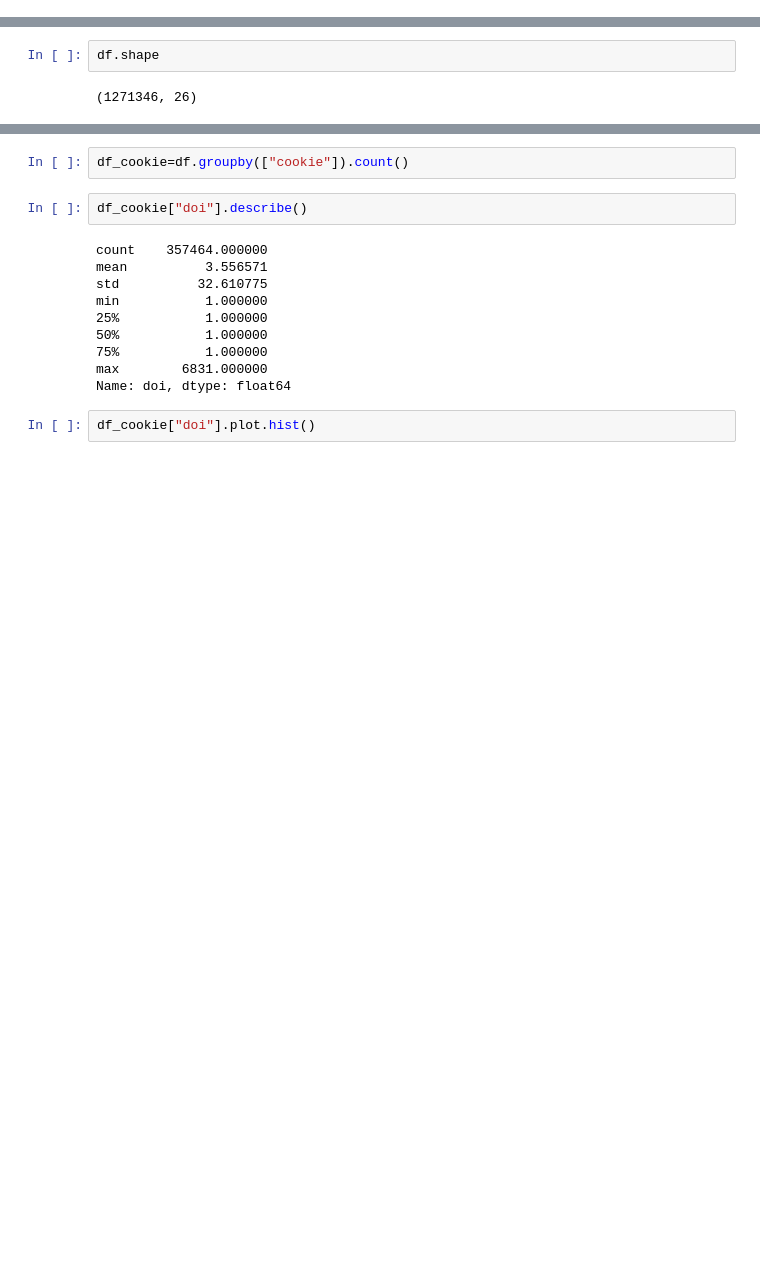
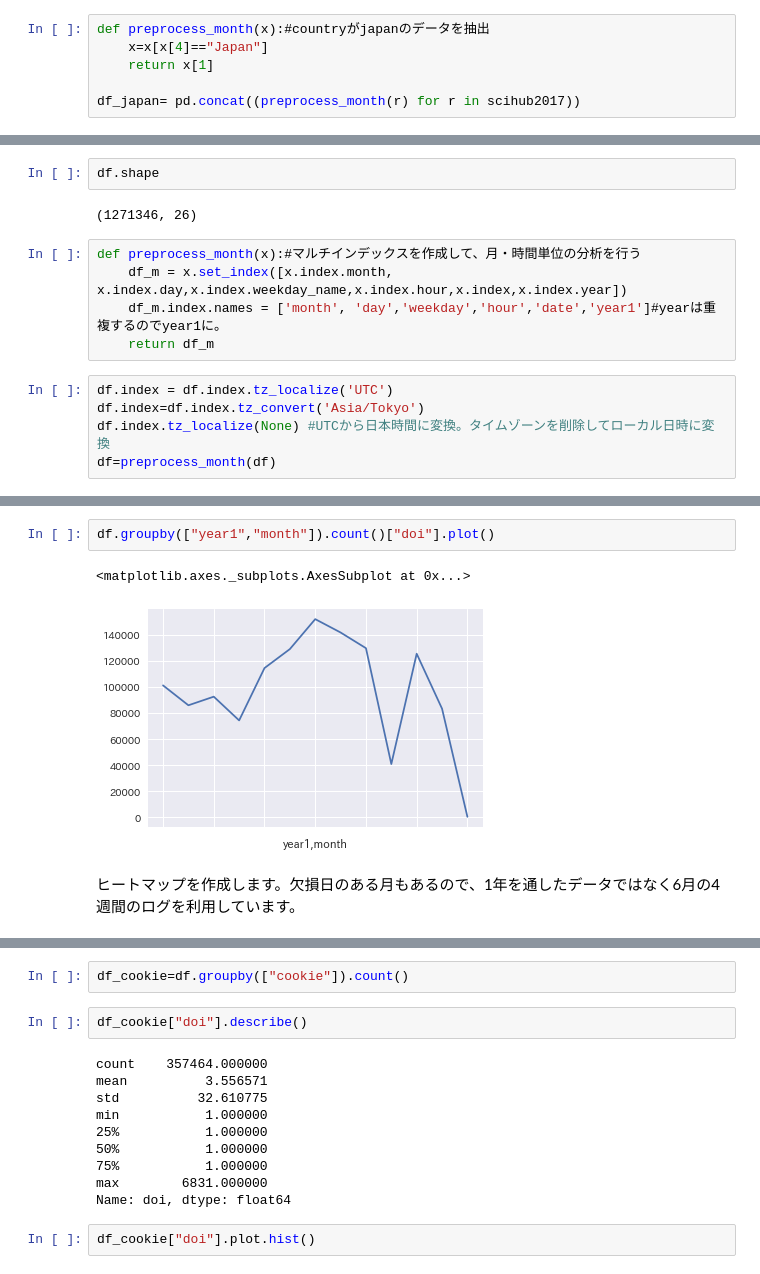
Before and after one commit to otani0083/scihub_analytics, a Jupyter notebook: Scihub_analytics.ipynb, the cells around one changed output, grey strips where cells are left out. Saved outputs shown, nothing was run; the diff lists cells and outputs as text; blank space fills up the shorter version.

```diff
--- a/Scihub_analytics.ipynb
+++ b/Scihub_analytics.ipynb
@@ -22,0 +54,6 @@ df=pd.read_sql_query("select * from 'scihubjapanoadoi'", conn)
+# %%
+def preprocess_month(x):#countryがjapanのデータを抽出
+    x=x[x[4]=="Japan"]
+    return x[1]
+
+df_japan= pd.concat((preprocess_month(r) for r in scihub2017))
@@ -45,3 +213,13 @@ df
 df.shape
 # %% [output]
 (1271346, 26)
+# %%
+def preprocess_month(x):#マルチインデックスを作成して、月・時間単位の分析を行う
+    df_m = x.set_index([x.index.month, x.index.day,x.index.weekday_name,x.index.hour,x.index,x.index.year])
+    df_m.index.names = ['month', 'day','weekday','hour','date','year1']#yearは重複するのでyear1に。
+    return df_m
+# %%
+df.index = df.index.tz_localize('UTC')
+df.index=df.index.tz_convert('Asia/Tokyo')
+df.index.tz_localize(None) #UTCから日本時間に変換。タイムゾーンを削除してローカル日時に変換
+df=preprocess_month(df)
@@ -47,0 +245,7 @@ df.shape
+# %%
+df.groupby(["year1","month"]).count()["doi"].plot()
+# %% [output]
+<matplotlib.axes._subplots.AxesSubplot at 0x...>
+[figure, added]
+# %% [markdown]
+ヒートマップを作成します。欠損日のある月もあるので、1年を通したデータではなく6月の4週間のログを利用しています。
```
Also changed, not shown: parts of 57 cells of this notebook, 1 other file.
